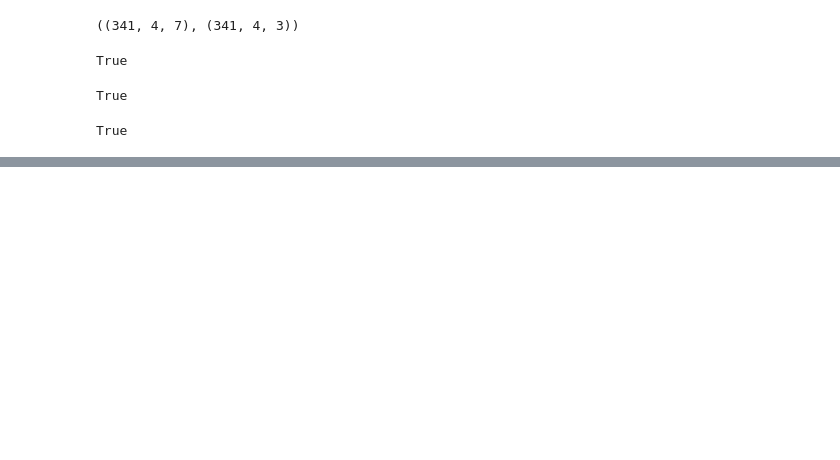
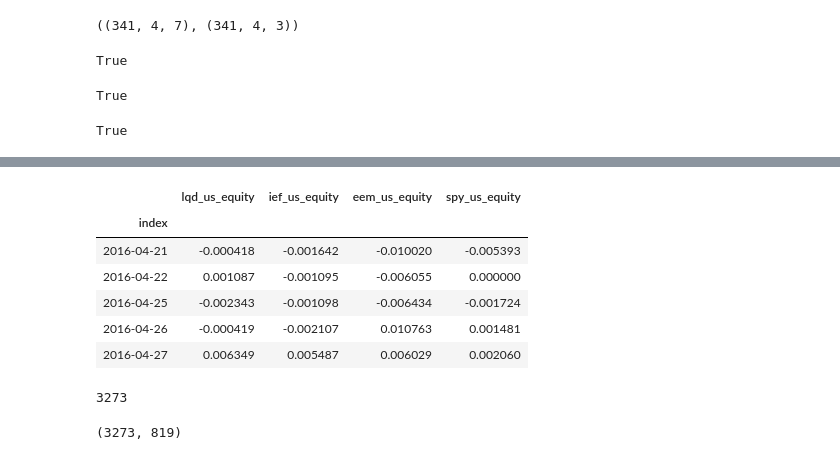
Before and after one commit to esvhd/mlstack, a Jupyter notebook: notebooks/fin_transformer.ipynb, the cells around one changed output, grey strips where cells are left out. Drawn from its saved outputs; the diff is of its cells as text; code cells hidden in the pictures; blank space fills up the shorter version.

```diff
--- a/notebooks/fin_transformer.ipynb
+++ b/notebooks/fin_transformer.ipynb
@@ -239 +249,22 @@ True
+# %%
+tx.head()
+# %% [output]
+|  | lqd_us_equity | ief_us_equity | eem_us_equity | spy_us_equity |
+| index |  |  |  |  |
+| 2016-04-21 | -0.000418 | -0.001642 | -0.010020 | -0.005393 |
+| 2016-04-22 | 0.001087 | -0.001095 | -0.006055 | 0.000000 |
+| 2016-04-25 | -0.002343 | -0.001098 | -0.006434 | -0.001724 |
+| 2016-04-26 | -0.000419 | -0.002107 | 0.010763 | 0.001481 |
+| 2016-04-27 | 0.006349 | 0.005487 | 0.006029 | 0.002060 |
+# %%
+train_len = int(x.shape[0] * .8)
+train_len
+# %% [output]
+3273
+# %%
+# split train and test sets
+train, test = x[:train_len], x[train_len:]
+len(train), len(test)
+# %% [output]
+(3273, 819)
 # %%
```
Also changed, not shown: parts of 53 cells of this notebook, 1 other file.
